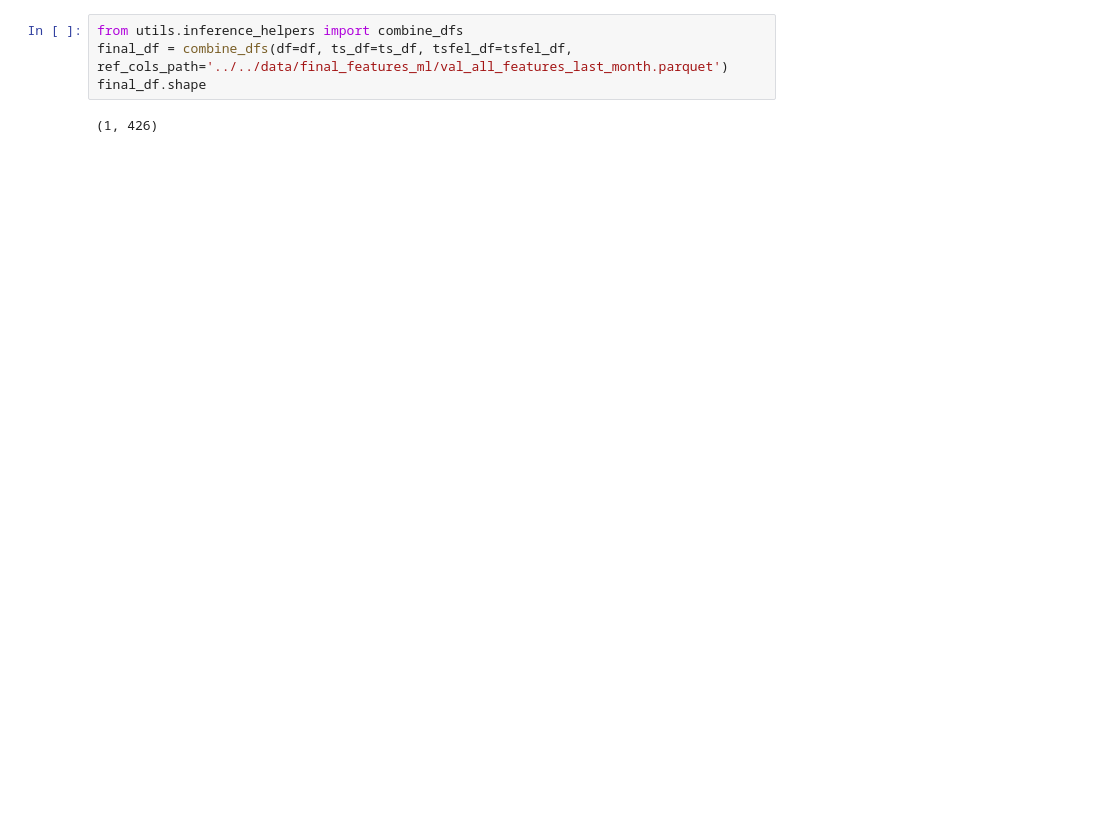
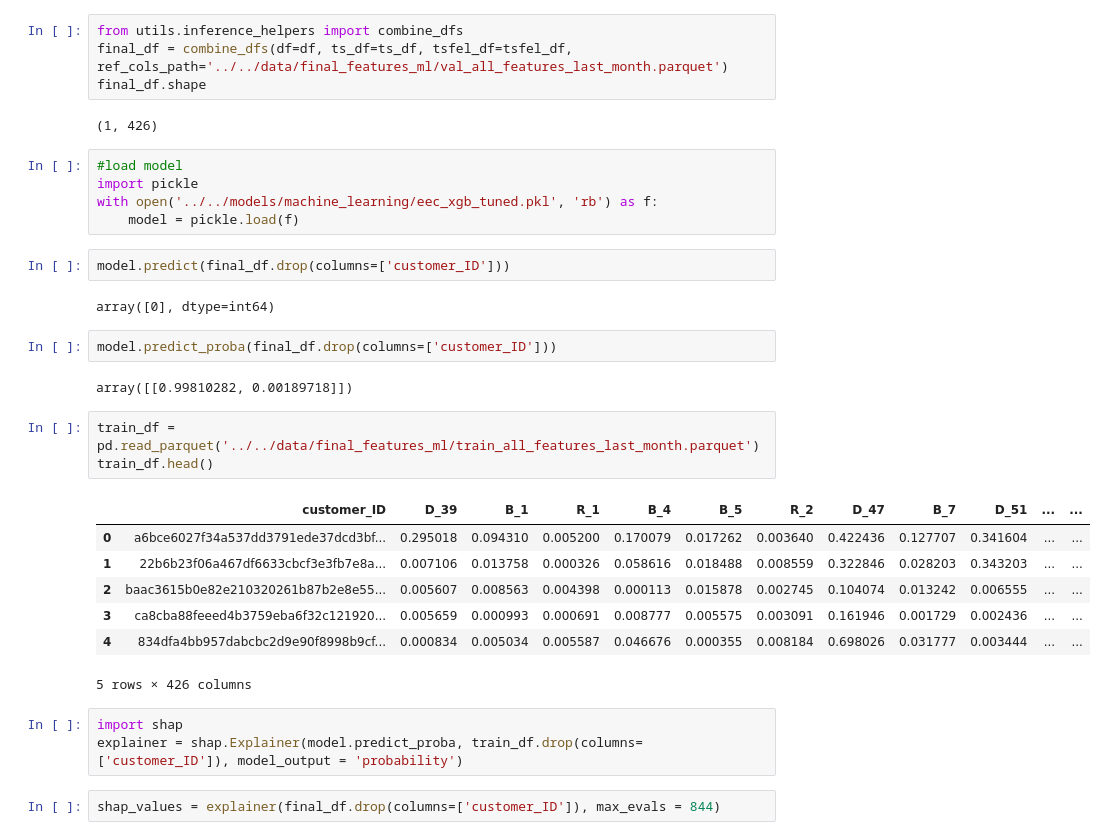
Before and after one commit to Vaseekaran-V/FYP_MSc, a Jupyter notebook: src/full_run/test_pipeline.ipynb, the cells around one changed output. Cells and saved outputs as stored; diff of their text form; blank space fills up the shorter version.

```diff
--- a/src/full_run/test_pipeline.ipynb
+++ b/src/full_run/test_pipeline.ipynb
@@ -59,3 +59,32 @@ final_df = combine_dfs(df=df, ts_df=ts_df, tsfel_df=tsfel_df, ref_cols_path='../
 final_df.shape
 # %% [output]
 (1, 426)
+# %%
+#load model
+import pickle
+with open('../../models/machine_learning/eec_xgb_tuned.pkl', 'rb') as f:
+    model = pickle.load(f)
+# %%
+model.predict(final_df.drop(columns=['customer_ID']))
+# %% [output]
+array([0], dtype=int64)
+# %%
+model.predict_proba(final_df.drop(columns=['customer_ID']))
+# %% [output]
+array([[0.99810282, 0.00189718]])
+# %%
+train_df = pd.read_parquet('../../data/final_features_ml/train_all_features_last_month.parquet')
+train_df.head()
+# %% [output]
+|  | customer_ID | D_39 | B_1 | R_1 | B_4 | B_5 | R_2 | D_47 | B_7 | D_51 | ... | ... |
+| 0 | a6bce6027f34a537dd3791ede37dcd3bf... | 0.295018 | 0.094310 | 0.005200 | 0.170079 | 0.017262 | 0.003640 | 0.422436 | 0.127707 | 0.341604 | ... | ... |
+| 1 | 22b6b23f06a467df6633cbcf3e3fb7e8a... | 0.007106 | 0.013758 | 0.000326 | 0.058616 | 0.018488 | 0.008559 | 0.322846 | 0.028203 | 0.343203 | ... | ... |
+| 2 | baac3615b0e82e210320261b87b2e8e55... | 0.005607 | 0.008563 | 0.004398 | 0.000113 | 0.015878 | 0.002745 | 0.104074 | 0.013242 | 0.006555 | ... | ... |
+| 3 | ca8cba88feeed4b3759eba6f32c121920... | 0.005659 | 0.000993 | 0.000691 | 0.008777 | 0.005575 | 0.003091 | 0.161946 | 0.001729 | 0.002436 | ... | ... |
+| 4 | 834dfa4bb957dabcbc2d9e90f8998b9cf... | 0.000834 | 0.005034 | 0.005587 | 0.046676 | 0.000355 | 0.008184 | 0.698026 | 0.031777 | 0.003444 | ... | ... |
+5 rows × 426 columns
+# %%
+import shap
+explainer = shap.Explainer(model.predict_proba, train_df.drop(columns=['customer_ID']), model_output = 'probability')
+# %%
+shap_values = explainer(final_df.drop(columns=['customer_ID']), max_evals = 844)
```
Also changed, not shown: parts of 8 cells of this notebook.
